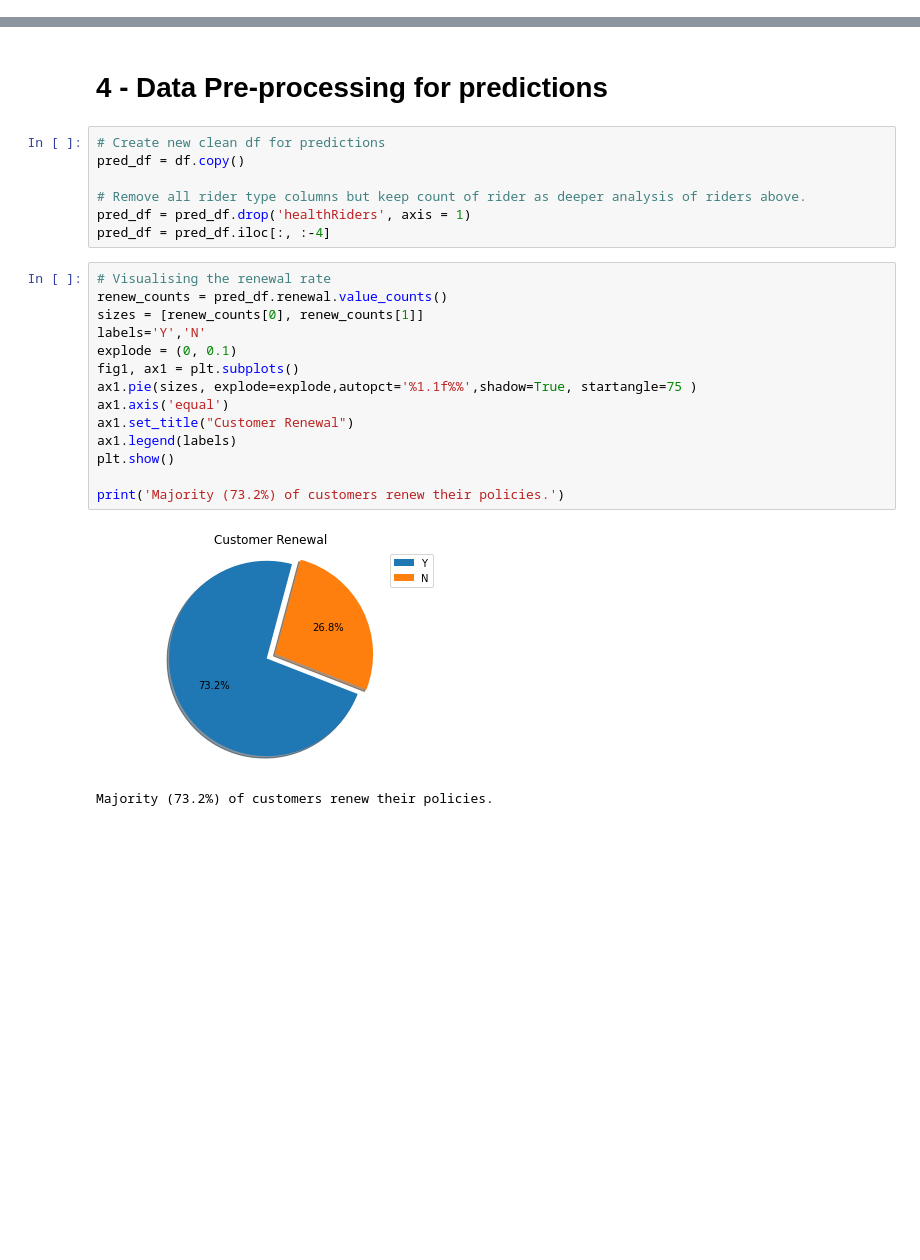
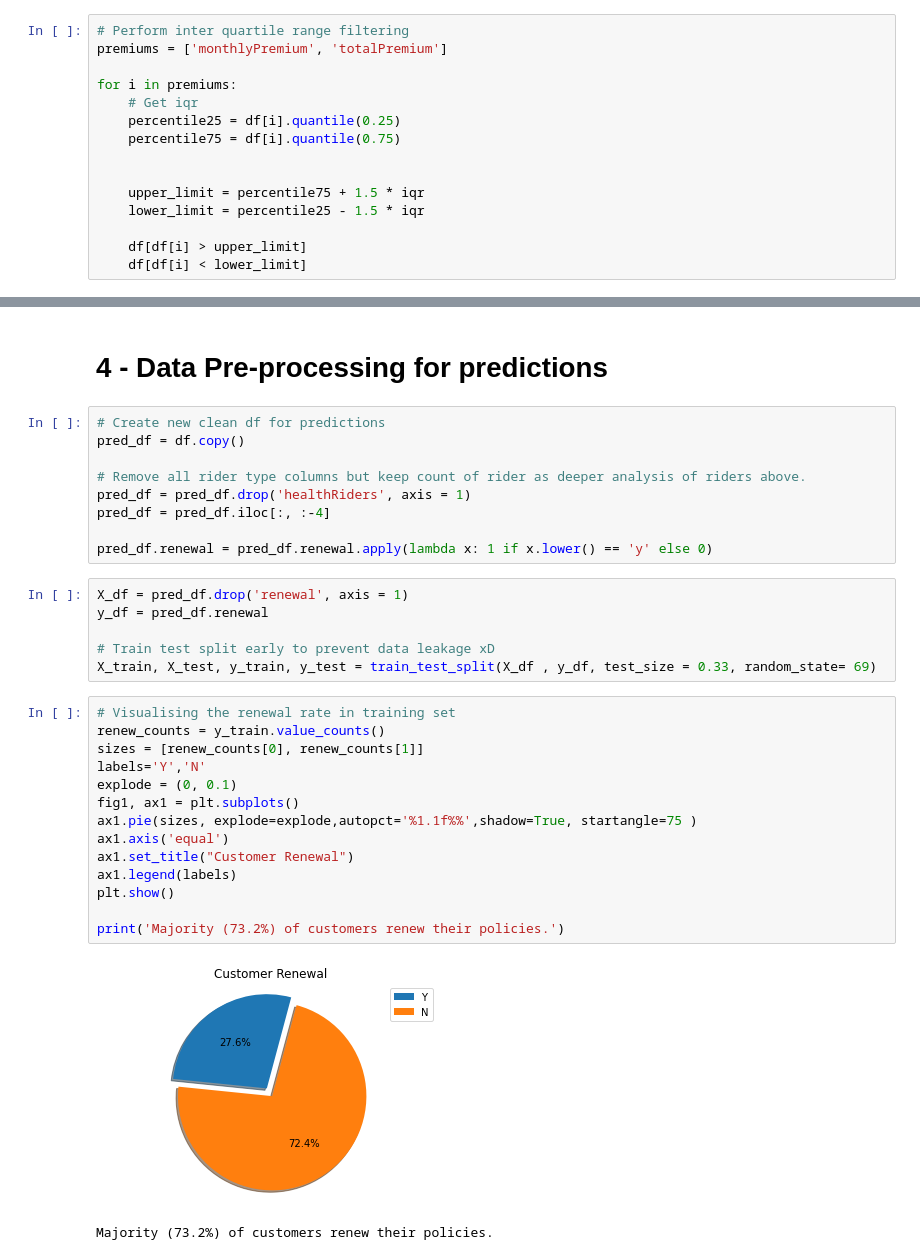
Before and after one commit to Tat-sheng/govtech_vica, a Jupyter notebook: VICA_tatsheng.ipynb, the cells around one changed output, grey strips where cells are left out. Cells and saved outputs as stored; diff of their text form; blank space fills up the shorter version.

```diff
--- a/VICA_tatsheng.ipynb
+++ b/VICA_tatsheng.ipynb
@@ -34,2 +102,17 @@ insurance.head(5)
+# %%
+# Perform inter quartile range filtering
+premiums = ['monthlyPremium', 'totalPremium']
+
+for i in premiums:
+    # Get iqr
+    percentile25 = df[i].quantile(0.25)
+    percentile75 = df[i].quantile(0.75)
+
+
+    upper_limit = percentile75 + 1.5 * iqr
+    lower_limit = percentile25 - 1.5 * iqr
+
+    df[df[i] > upper_limit]
+    df[df[i] < lower_limit]
 # %%
 # Check NA fields
@@ -240,20 +322,28 @@ pred_df = df.copy()
 # Remove all rider type columns but keep count of rider as deeper analysis of riders above.
 pred_df = pred_df.drop('healthRiders', axis = 1)
 pred_df = pred_df.iloc[:, :-4]
+
+pred_df.renewal = pred_df.renewal.apply(lambda x: 1 if x.lower() == 'y' else 0)
+# %%
+X_df = pred_df.drop('renewal', axis = 1)
+y_df = pred_df.renewal
+
+# Train test split early to prevent data leakage xD
+X_train, X_test, y_train, y_test = train_test_split(X_df , y_df, test_size = 0.33, random_state= 69)
 # %%
-# Visualising the renewal rate
-renew_counts = pred_df.renewal.value_counts()
+# Visualising the renewal rate in training set
+renew_counts = y_train.value_counts()
 sizes = [renew_counts[0], renew_counts[1]]
 labels='Y','N'
 explode = (0, 0.1)
 fig1, ax1 = plt.subplots()
 ax1.pie(sizes, explode=explode,autopct='%1.1f%%',shadow=True, startangle=75 )
 ax1.axis('equal')
 ax1.set_title("Customer Renewal")
 ax1.legend(labels)
 plt.show()
 
 print('Majority (73.2%) of customers renew their policies.')
 # %% [output]
-[figure, old version]
+[figure, new version]
 Majority (73.2%) of customers renew their policies.
```
Also changed, not shown: parts of 11 cells of this notebook.
